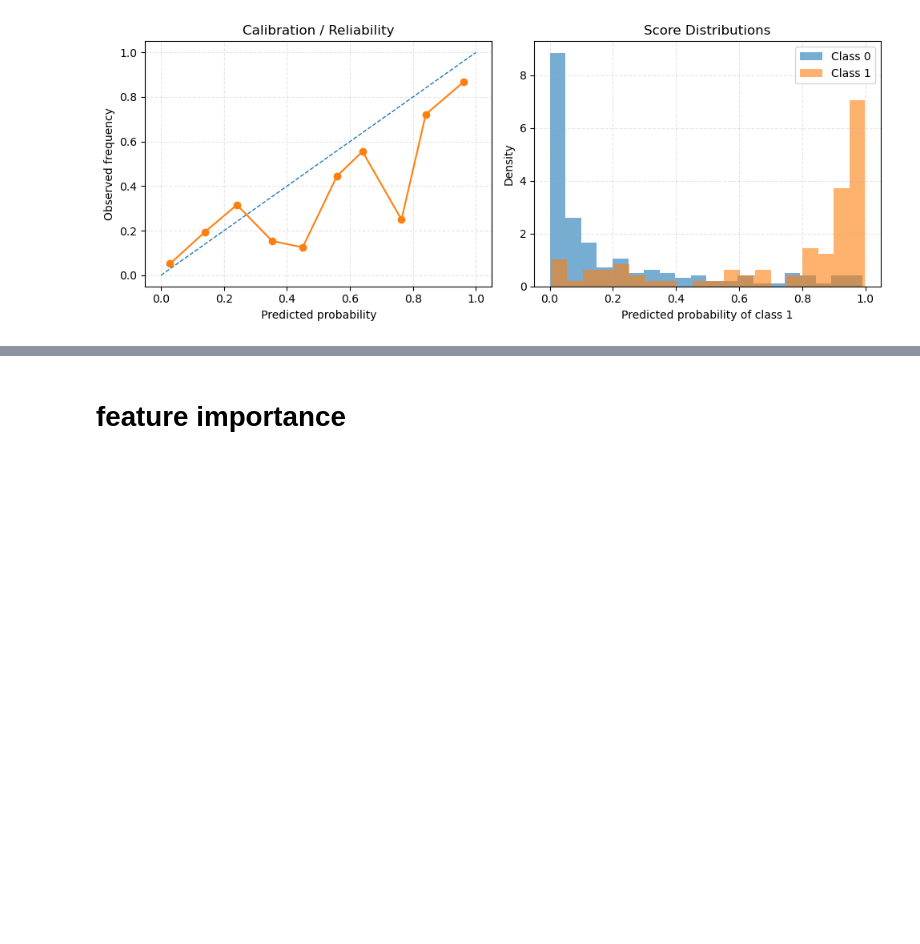
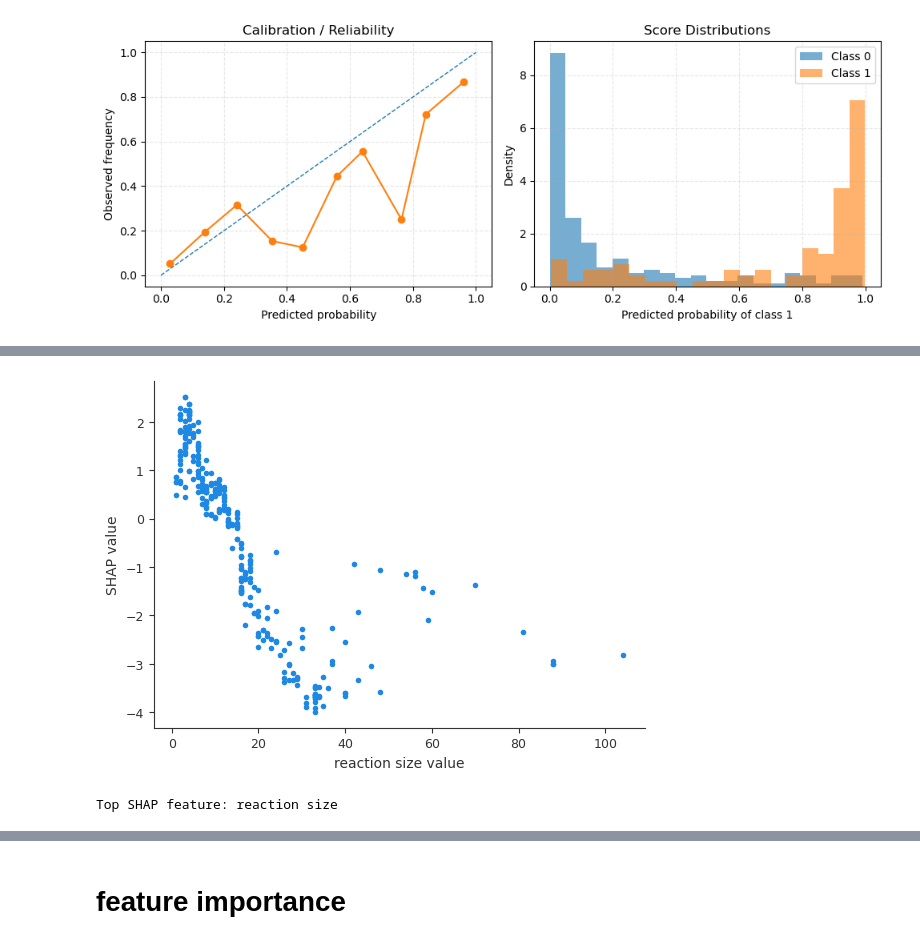
Before and after one commit to MMynampati/density_sensitivity, a Jupyter notebook: Descriptor1/descriptor1_model.ipynb, the cells around one changed output, grey strips where cells are left out. Saved outputs shown, nothing was run; the diff lists cells and outputs as text; code cells hidden in the pictures; blank space fills up the shorter version.

```diff
--- a/Descriptor1/descriptor1_model.ipynb
+++ b/Descriptor1/descriptor1_model.ipynb
@@ -648,3 +645,33 @@ with pd.option_context("display.max_colwidth", 200, "display.precision", 3):
+# %%
+# ---------------------------------------------
+#  Single-feature SHAP dependence
+# ---------------------------------------------
+mean_abs = np.abs(shap_vals).mean(axis=0)
+top_idx  = int(mean_abs.argmax())
+top_feat = Xte_df.columns[top_idx]
+
+# Create larger figure and use explicit axis
+fig, ax = plt.subplots(figsize=(5.5, 4))
+shap.dependence_plot(
+    top_feat,
+    shap_vals,
+    Xte_df,
+    interaction_index=None,
+    ax=ax,
+    show=False
+)
+
+plt.xlabel(f"{top_feat} value", fontsize=10)
+plt.ylabel("SHAP value", fontsize=10)
+plt.xticks(fontsize=9)
+plt.yticks(fontsize=9)
+plt.tight_layout(pad=0.4)
+plt.show()
+
+print(f"Top SHAP feature: {top_feat}")
+# %% [output]
+[figure, added]
+Top SHAP feature: reaction size
 # %%
 from sklearn.metrics import recall_score
 
```
Also changed, not shown: parts of 11 cells of this notebook.
